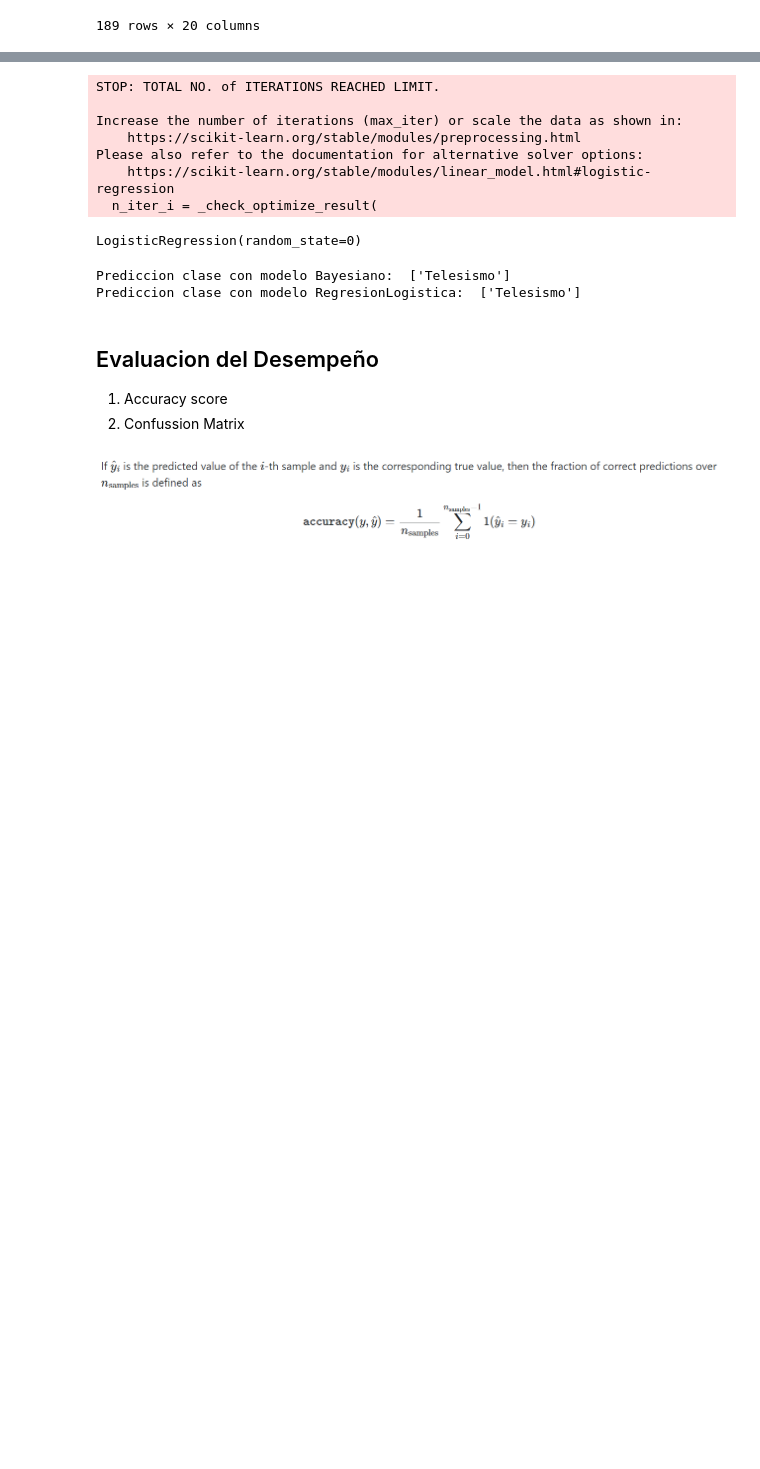
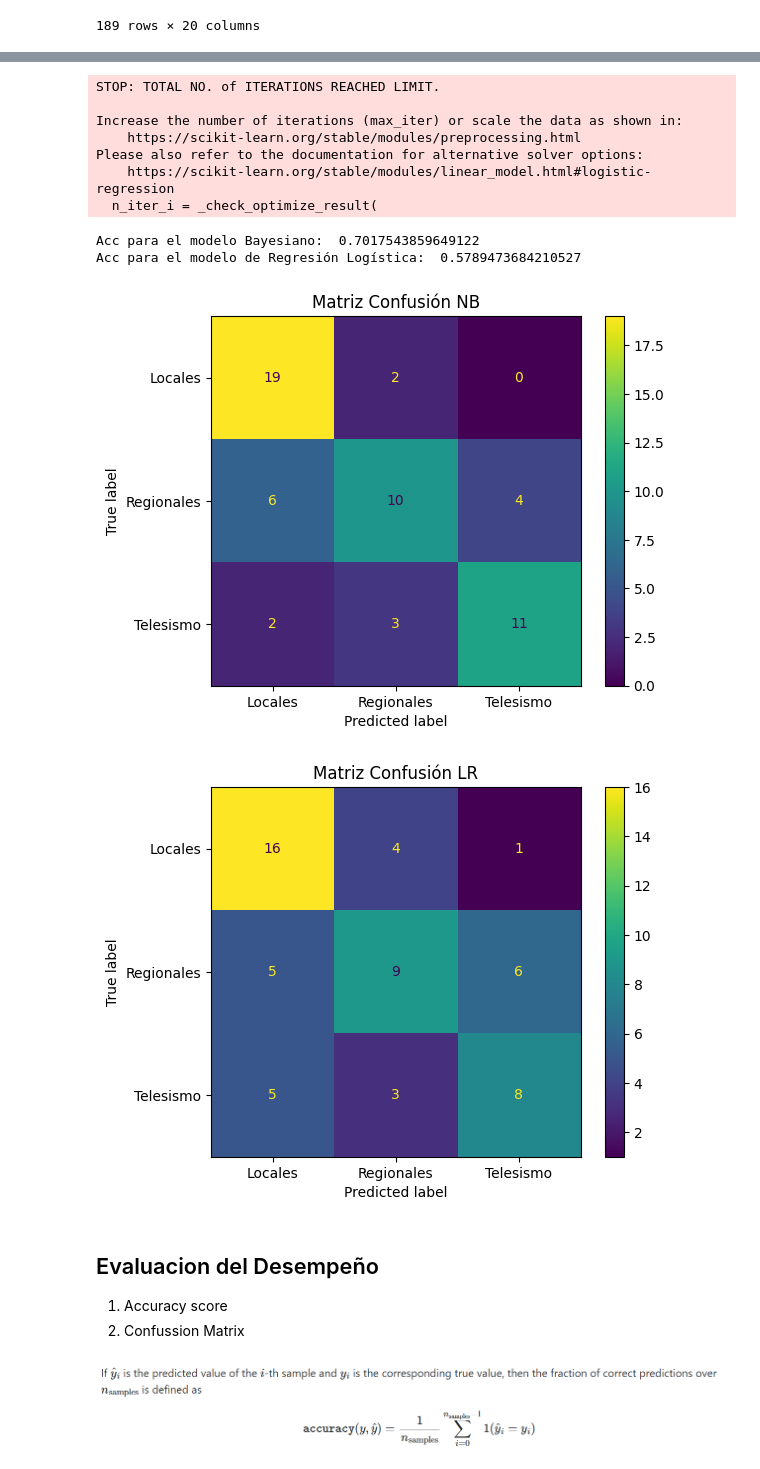
Before and after one commit to cabb1808/miniproyecto1, a Jupyter notebook: MiniProyecto2.ipynb, the cells around one changed output, grey strips where cells are left out. Saved outputs shown, nothing was run; the diff lists cells and outputs as text; code cells hidden in the pictures; blank space fills up the shorter version.

```diff
--- a/MiniProyecto2.ipynb
+++ b/MiniProyecto2.ipynb
@@ -85,0 +87,3 @@ X_train, X_test, y_train, y_test = train_test_split(X, y, test_size=0.3,random_s
+# %%
+le=LabelEncoder()
+y=le.fit_transform(y)
@@ -86,17 +113,48 @@ X_train, X_test, y_train, y_test = train_test_split(X, y, test_size=0.3,random_s
 # %%
+
+X_train, X_test, y_train, y_test = train_test_split(X[:,:18], y, test_size=0.3,random_state=42)
+
 # Entrenar el clasificador Bayesiano
 clfNB = GaussianNB()
 clfNB.fit(X_train, y_train) # para entrenar enviamos el conjunto de Entrenamient
 
 # Entrenar el clasificador de Regresión Logística
 clfLR = LogisticRegression(random_state=0)
 clfLR.fit(X_train, y_train) # para entrenar enviamos el conjunto de Entrenamient
+
+# aux = X[0,:]
+# aux2 = np.reshape(X[0,:],(1,19))
+
+yPredTest_NB = clfNB.predict(X_test)
+yPredTest_LR= clfLR.predict(X_test)
+
+accTest_NB = accuracy_score(y_test,yPredTest_NB)
+accTest_LR = accuracy_score(y_test,yPredTest_LR)
+
+print('Acc para el modelo Bayesiano: ',accTest_NB)
+print('Acc para el modelo de Regresión Logística: ',accTest_LR)
+
+
+cmNB = confusion_matrix(y_test, yPredTest_NB)
+disp = ConfusionMatrixDisplay(confusion_matrix=cmNB, display_labels=target_name)
+disp.plot()
+plt.title('Matriz Confusión NB')
+plt.show()
+
+cmLR = confusion_matrix(y_test, yPredTest_LR)
+disp = ConfusionMatrixDisplay(confusion_matrix=cmLR, display_labels=target_name)
+disp.plot()
+plt.title('Matriz Confusión LR')
+plt.show()
 # %% [output]
 STOP: TOTAL NO. of ITERATIONS REACHED LIMIT.
 
 Increase the number of iterations (max_iter) or scale the data as shown in:
     https://scikit-learn.org/stable/modules/preprocessing.html
 Please also refer to the documentation for alternative solver options:
     https://scikit-learn.org/stable/modules/linear_model.html#logistic-regression
   n_iter_i = _check_optimize_result(
-LogisticRegression(random_state=0)
+Acc para el modelo Bayesiano:  0.7017543859649122
+Acc para el modelo de Regresión Logística:  0.5789473684210527
+[figure, added]
+[figure, added]
@@ -107,13 +161,3 @@ aux2 = np.reshape(X[0,:],(1,19))
-# %%
-# Luego realizamos predicciones de los modelos
-yPred = clfNB.predict(np.reshape(X[-1,:],(1,19))) # probamos la última flor
-print('Prediccion clase con modelo Bayesiano: ',yPred)
-
-yPred = clfLR.predict(np.reshape(X[-1,:],(1,19))) # probamos la última flor
-print('Prediccion clase con modelo RegresionLogistica: ',yPred)
-# %% [output]
-Prediccion clase con modelo Bayesiano:  ['Telesismo']
-Prediccion clase con modelo RegresionLogistica:  ['Telesismo']
 # %% [markdown]
 ## Evaluacion del Desempeño
 
```
Also changed, not shown: parts of 13 cells of this notebook.
